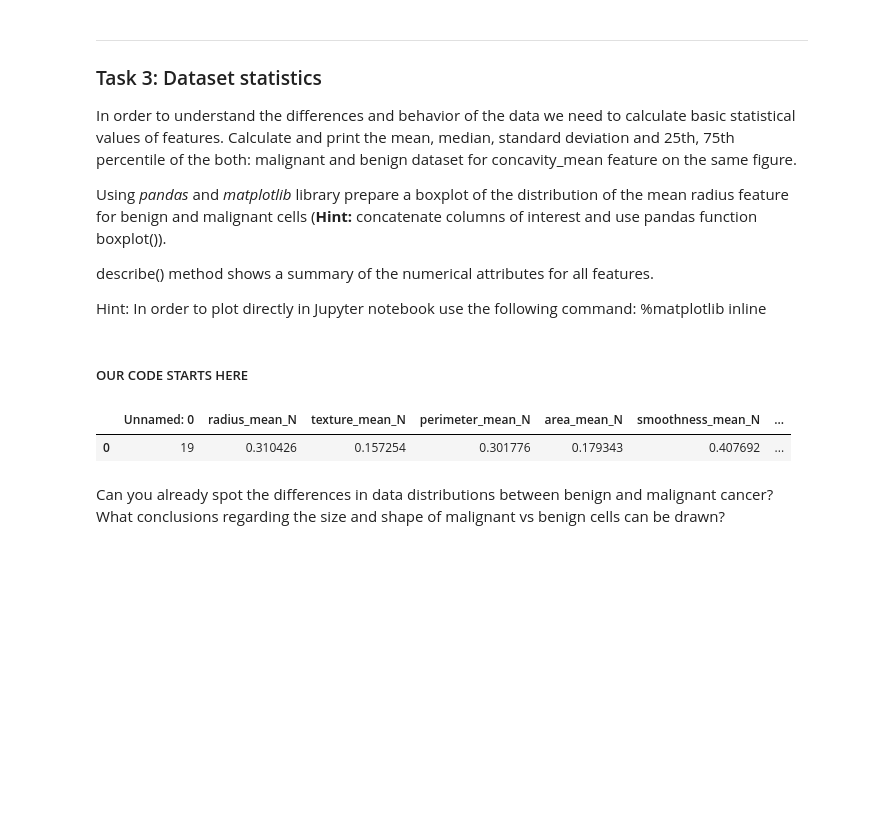
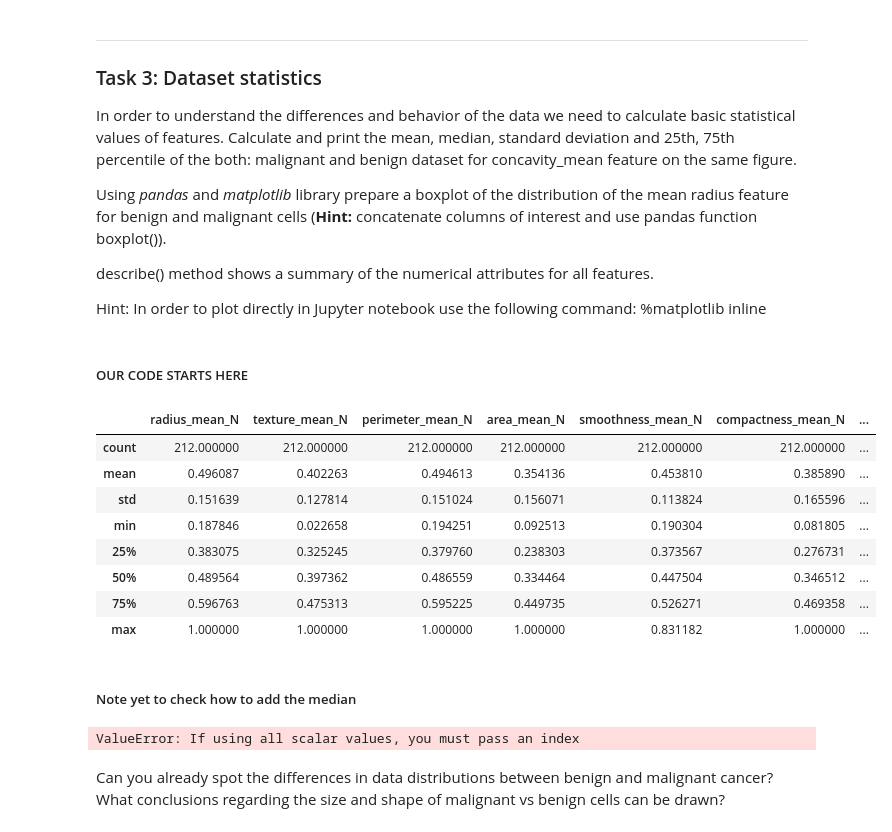
Before and after one commit to Aneruth/Clinical-Decision-Support-System, a Jupyter notebook: WPO1/WPO1-Student.ipynb, the cells around one changed output. Saved outputs shown, nothing was run; the diff lists cells and outputs as text; code cells hidden in the pictures; blank space fills up the shorter version.

```diff
--- a/WPO1/WPO1-Student.ipynb
+++ b/WPO1/WPO1-Student.ipynb
@@ -249,8 +249,17 @@ import seaborn as sns
 # Load the dataset
 benignData = pd.read_csv('Cropped_Benign.csv')
 malignantData = pd.read_csv('Cropped_Malignant.csv')
-# %%
-benignData.head(1)
-# %% [output]
-|  | Unnamed: 0 | radius_mean_N | texture_mean_N | perimeter_mean_N | area_mean_N | smoothness_mean_N | ... |
-| 0 | 19 | 0.310426 | 0.157254 | 0.301776 | 0.179343 | 0.407692 | ... |
+# %%
+malignantData.describe()
+# %% [output]
+|  | radius_mean_N | texture_mean_N | perimeter_mean_N | area_mean_N | smoothness_mean_N | compactness_mean_N | ... |
+| count | 212.000000 | 212.000000 | 212.000000 | 212.000000 | 212.000000 | 212.000000 | ... |
+| mean | 0.496087 | 0.402263 | 0.494613 | 0.354136 | 0.453810 | 0.385890 | ... |
+| std | 0.151639 | 0.127814 | 0.151024 | 0.156071 | 0.113824 | 0.165596 | ... |
+| min | 0.187846 | 0.022658 | 0.194251 | 0.092513 | 0.190304 | 0.081805 | ... |
+| 25% | 0.383075 | 0.325245 | 0.379760 | 0.238303 | 0.373567 | 0.276731 | ... |
+| 50% | 0.489564 | 0.397362 | 0.486559 | 0.334464 | 0.447504 | 0.346512 | ... |
+| 75% | 0.596763 | 0.475313 | 0.595225 | 0.449735 | 0.526271 | 0.469358 | ... |
+| max | 1.000000 | 1.000000 | 1.000000 | 1.000000 | 0.831182 | 1.000000 | ... |
+# %% [markdown]
+##### Note yet to check how to add the median
@@ -257,3 +277,15 @@ benignData.head(1)
+# %%
+# Boxplot
+import numpy as np
+columns = ['25%','75%','mean','std']
+def createDataset(aList):
+    pass
+malignantDictData = pd.DataFrame(({key:val for key,val in zip(columns,np.array(malignantScores).T)})).T
+benignDictData = pd.DataFrame(pd.Series({key:val for key,val in zip(columns,np.array(benignScores).T)})).T
+
+pd.DataFrame(({key:val for key,val in zip(columns,np.array(malignantScores).T)})).T
+# %% [output]
+ValueError: If using all scalar values, you must pass an index
 # %% [markdown]
 Can you already spot the differences in data distributions between benign and malignant cancer? What conclusions regarding the size and shape of malignant vs benign cells can be drawn?
 # %% [markdown]
```
Also changed, not shown: parts of 3 cells of this notebook, 3 other files.
